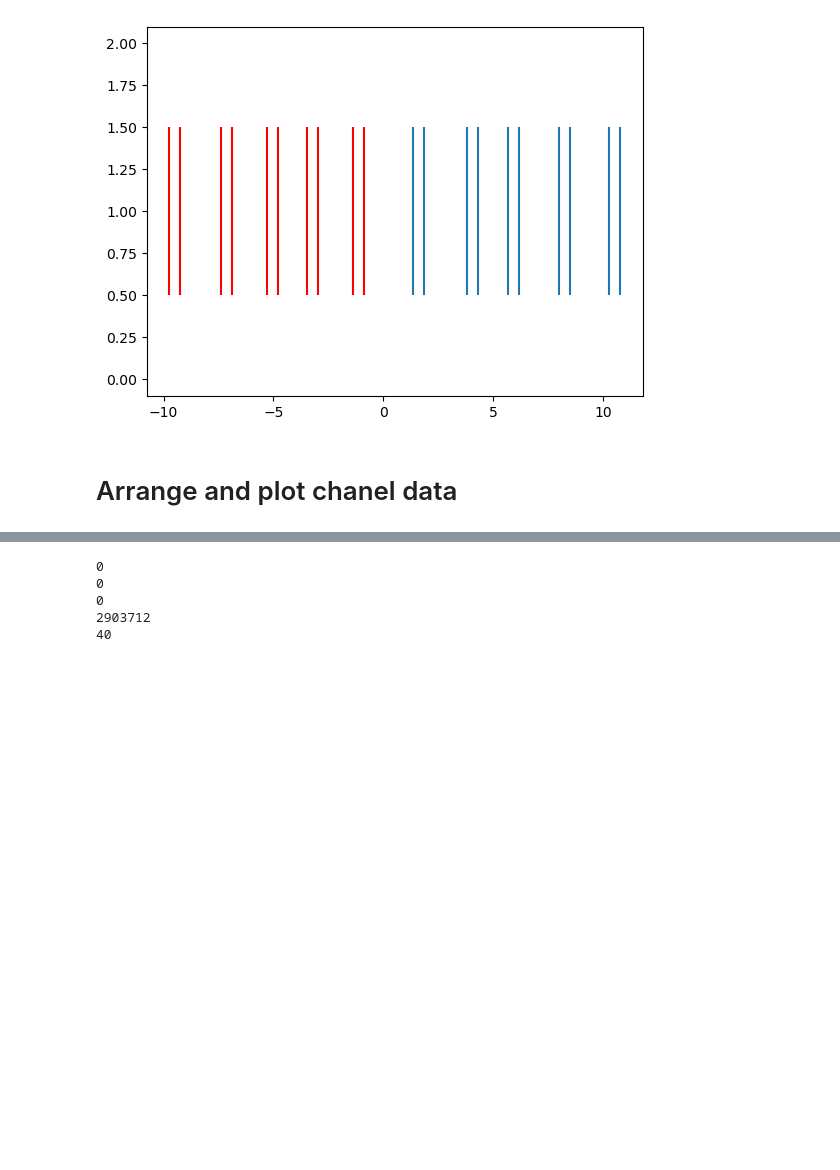
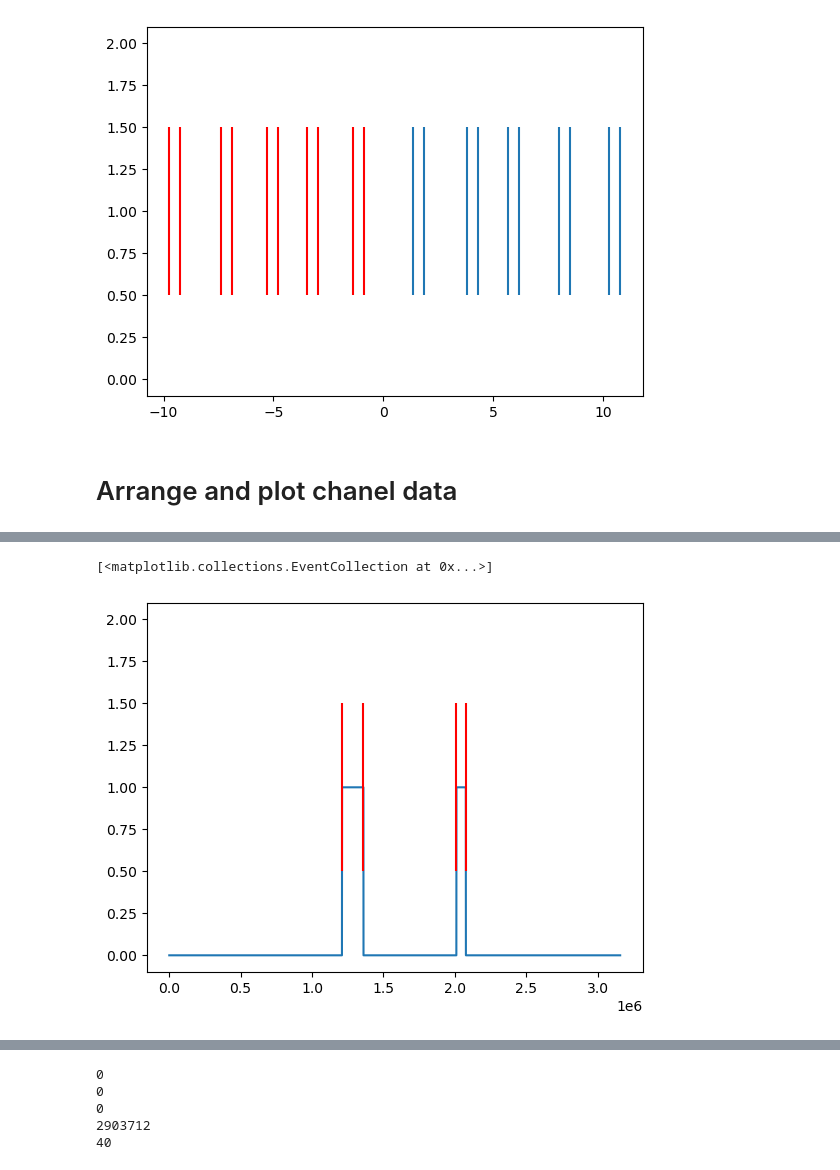
Before and after one commit to NeuroNetMem/pipeline_2p, a Jupyter notebook: logreader/read_session_log.ipynb, the cells around one changed output, grey strips where cells are left out. Cells and saved outputs as stored; diff of their text form; code cells hidden in the pictures; blank space fills up the shorter version.

```diff
--- a/logreader/read_session_log.ipynb
+++ b/logreader/read_session_log.ipynb
@@ -136,0 +181,11 @@ sync_times = lr.compute_sync_times(digital_scan_signal,log_times,frames)
+# %%
+def clean_switches(switch_list,time_th=500):
+    clean_switch = []
+    for i in range(0,len(switch_list),2):
+        if i+1<len(switch_list):
+            if abs(switch_list[i+1]-switch_list[i])>time_th:
+                clean_switch.append(switch_list[i])
+                clean_switch.append(switch_list[i+1])
+        else:
+            clean_switch.append(switch_list[i])
+    return np.asarray(clean_switch)
@@ -136,0 +207,6 @@ sync_times = lr.compute_sync_times(digital_scan_signal,log_times,frames)
+# %%
+plt.plot(digital_in[:,channel])
+plt.eventplot(env1_c,color='r')
+# %% [output]
+[<matplotlib.collections.EventCollection at 0x...>]
+[figure, added]
```
Also changed, not shown: parts of 14 cells of this notebook, 18 other files.
